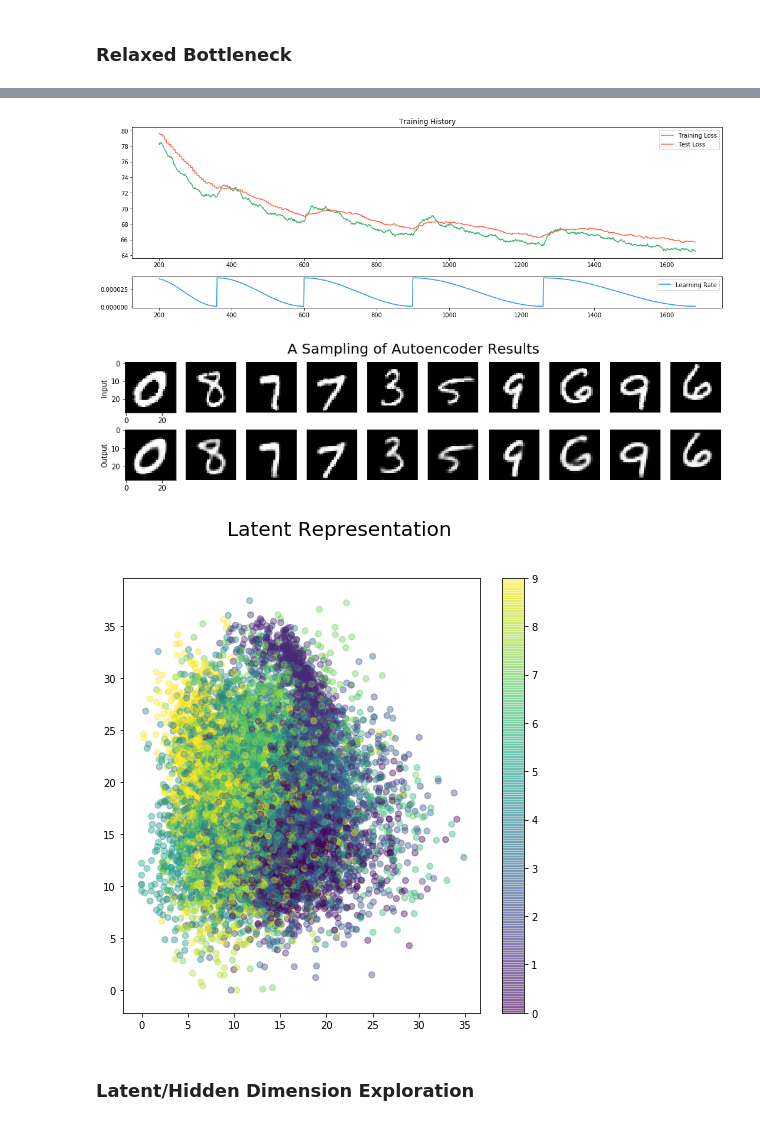
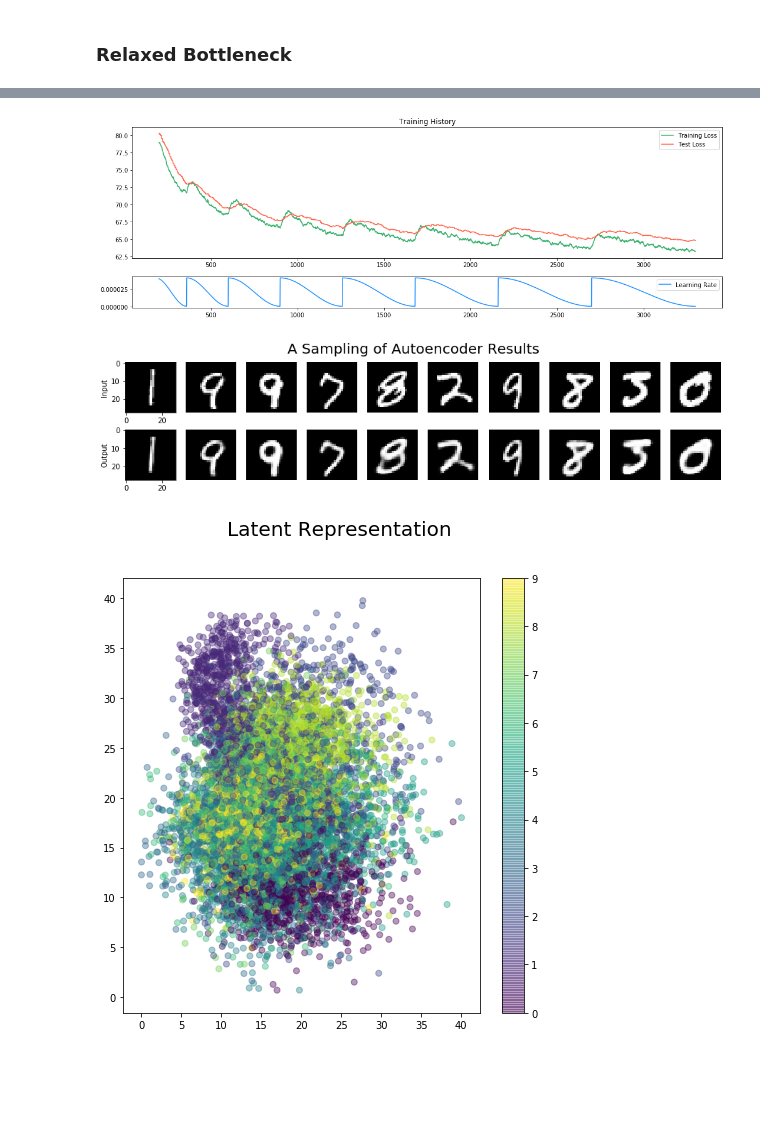
Before and after one commit to davidlmorton/autoencoders-are-cool, a Jupyter notebook: part-1-basic-autoencoder.ipynb, the cells around one changed output, grey strips where cells are left out. Cells and saved outputs as stored; diff of their text form; code cells hidden in the pictures; blank space fills up the shorter version.

```diff
--- a/part-1-basic-autoencoder.ipynb
+++ b/part-1-basic-autoencoder.ipynb
@@ -32,7 +32,8 @@ class BasicAutoencoder(nn.Module):
         self.sigmoid = nn.Sigmoid()
 
     def encode(self, x_in):
-        hidden_layer = self.relu(self.fc1(self.bn1(x_in)))
+        encoder_input = x_in.view(-1, self.image_width * self.image_height)
+        hidden_layer = self.relu(self.fc1(self.bn1(encoder_input)))
         x_latent = self.relu(self.fc2(self.bn2(hidden_layer)))
         return x_latent
 
@@ -42,8 +43,7 @@ class BasicAutoencoder(nn.Module):
         return x_out
 
     def forward(self, x_in):
-        x_latent = self.encode(
-                x_in.view(-1, self.image_width * self.image_height))
+        x_latent = self.encode(x_in)
         x_out = self.decode(x_latent)
         return x_out
 
@@ -244,7 +244,7 @@ class Trainer:
         fig.suptitle(title, fontsize=20)
 
         for test_data, labels in self.test_data_loader:
-            x_in = Variable(test_data).cuda().view(-1, 28 * 28)
+            x_in = Variable(test_data).cuda()
             x_latent = self.model.encode(x_in)
             x_latent_numpy = x_latent.cpu().data.numpy()
             plt.scatter(x=x_latent_numpy.T[0], y=x_latent_numpy.T[1],
@@ -319,13 +319,13 @@ trainer.plot_latent_space();
 # %% [markdown]
 ### Relaxed Bottleneck
 # %%
-def train_simple_ae(hidden_size, latent_size, learning_rate):
+def train_simple_ae(hidden_size, latent_size, learning_rate, cycles):
     trainer = get_trainer(hidden_size=hidden_size, latent_size=latent_size)
-    trainer.multi_train(learning_rate=learning_rate)
+    trainer.multi_train(learning_rate=learning_rate, cycles=cycles)
     print(f'Final Test Loss: {trainer.test(): 0.3f}')
     trainer.plot_history()
     trainer.plot_input_output_pairs()
     trainer.plot_latent_space()
 # %%
-train_simple_ae(hidden_size=400, latent_size=20, learning_rate=4e-5)
+train_simple_ae(hidden_size=400, latent_size=20, learning_rate=4e-5, cycles=10)
 # %% [output]
@@ -333,5 +333,3 @@ Final Test Loss:  65.605
-[figure, old version]
+[figure, new version]
-[figure, old version]
+[figure, new version]
-[figure, old version]
+[figure, new version]
-# %% [markdown]
-### Latent/Hidden Dimension Exploration
```
Also changed, not shown: parts of 6 cells of this notebook.
